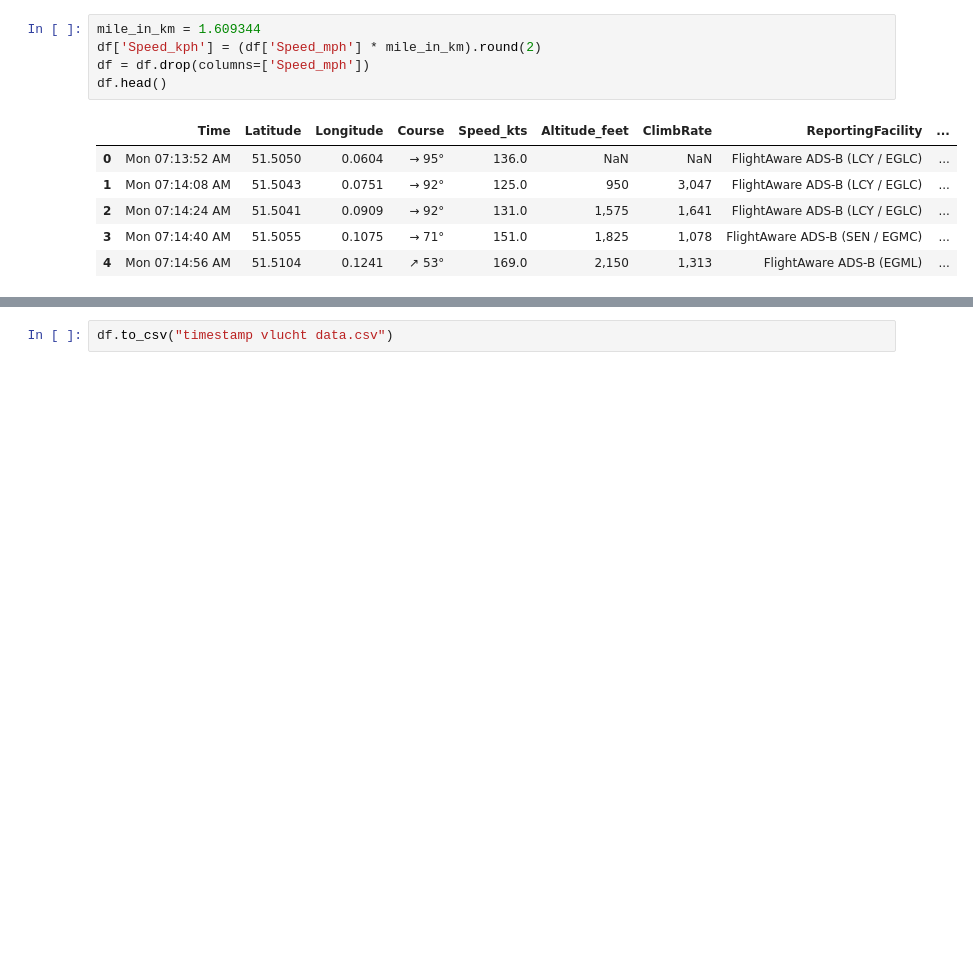
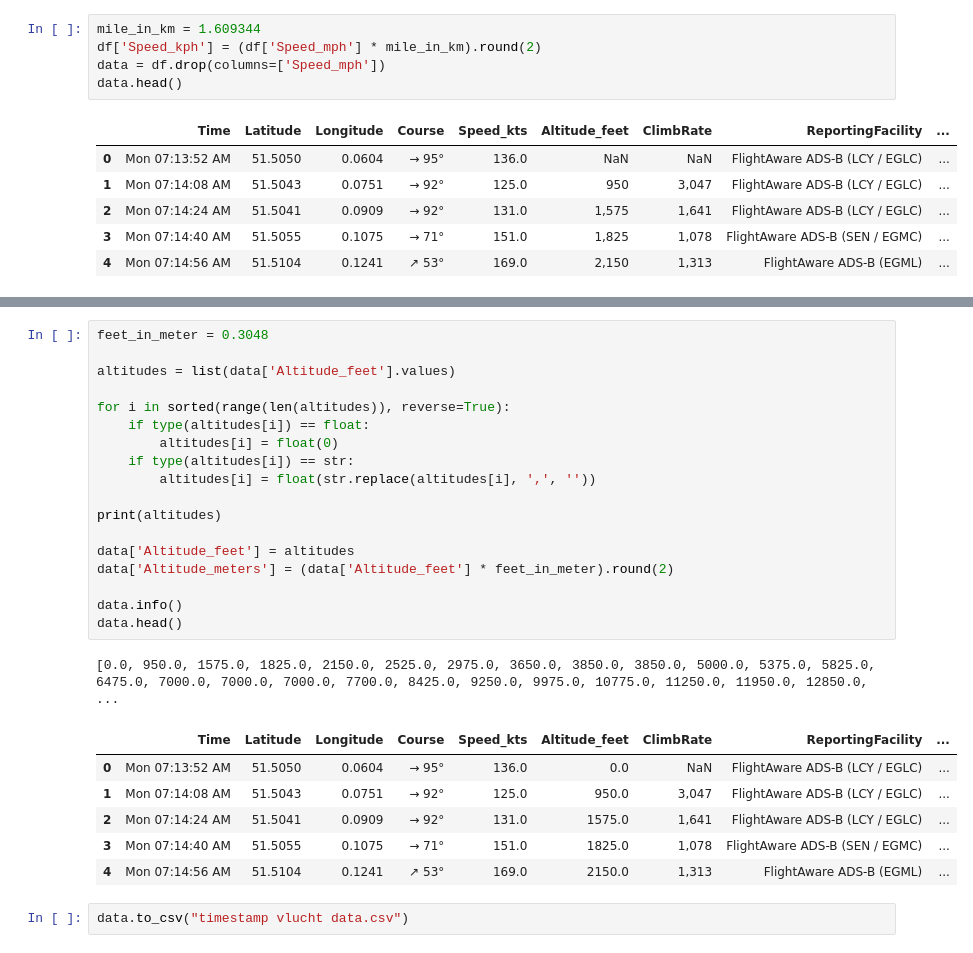
Before and after one commit to Quint-coding/Hackathon-master, a Jupyter notebook: Hackaton IDS.ipynb, the cells around one changed output, grey strips where cells are left out. Drawn from its saved outputs; the diff is of its cells as text; blank space fills up the shorter version.

```diff
--- a/Hackaton IDS.ipynb
+++ b/Hackaton IDS.ipynb
@@ -90,8 +90,8 @@ df.head()
 # %%
 mile_in_km = 1.609344
 df['Speed_kph'] = (df['Speed_mph'] * mile_in_km).round(2)
-df = df.drop(columns=['Speed_mph'])
-df.head()
+data = df.drop(columns=['Speed_mph'])
+data.head()
 # %% [output]
 |  | Time | Latitude | Longitude | Course | Speed_kts | Altitude_feet | ClimbRate | ReportingFacility | ... |
 | 0 | Mon 07:13:52 AM | 51.5050 | 0.0604 | → 95° | 136.0 | NaN | NaN | FlightAware ADS-B (LCY / EGLC) | ... |
@@ -113,2 +102,28 @@ TypeError: can't multiply sequence by non-int of type 'float'
+# %%
+feet_in_meter = 0.3048
+
+altitudes = list(data['Altitude_feet'].values)
+
+for i in sorted(range(len(altitudes)), reverse=True):
+    if type(altitudes[i]) == float:
+        altitudes[i] = float(0)
+    if type(altitudes[i]) == str:
+        altitudes[i] = float(str.replace(altitudes[i], ',', ''))
+
+print(altitudes)
+
+data['Altitude_feet'] = altitudes
+data['Altitude_meters'] = (data['Altitude_feet'] * feet_in_meter).round(2)
+
+data.info()
+data.head()
+# %% [output]
+[0.0, 950.0, 1575.0, 1825.0, 2150.0, 2525.0, 2975.0, 3650.0, 3850.0, 3850.0, 5000.0, 5375.0, 5825.0, 6475.0, 7000.0, 7000.0, 7000.0, 7700.0, 8425.0, 9250.0, 9975.0, 10775.0, 11250.0, 11950.0, 12850.0, ...
+|  | Time | Latitude | Longitude | Course | Speed_kts | Altitude_feet | ClimbRate | ReportingFacility | ... |
+| 0 | Mon 07:13:52 AM | 51.5050 | 0.0604 | → 95° | 136.0 | 0.0 | NaN | FlightAware ADS-B (LCY / EGLC) | ... |
+| 1 | Mon 07:14:08 AM | 51.5043 | 0.0751 | → 92° | 125.0 | 950.0 | 3,047 | FlightAware ADS-B (LCY / EGLC) | ... |
+| 2 | Mon 07:14:24 AM | 51.5041 | 0.0909 | → 92° | 131.0 | 1575.0 | 1,641 | FlightAware ADS-B (LCY / EGLC) | ... |
+| 3 | Mon 07:14:40 AM | 51.5055 | 0.1075 | → 71° | 151.0 | 1825.0 | 1,078 | FlightAware ADS-B (SEN / EGMC) | ... |
+| 4 | Mon 07:14:56 AM | 51.5104 | 0.1241 | ↗ 53° | 169.0 | 2150.0 | 1,313 | FlightAware ADS-B (EGML) | ... |
 # %%
-df.to_csv("timestamp vlucht data.csv")
+data.to_csv("timestamp vlucht data.csv")
```
Also changed, not shown: parts of 1 cell of this notebook, 1 other file.
